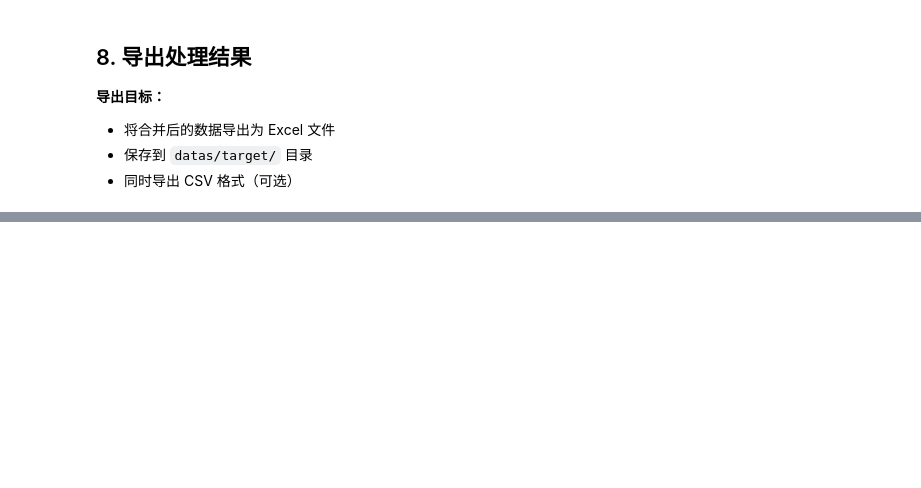
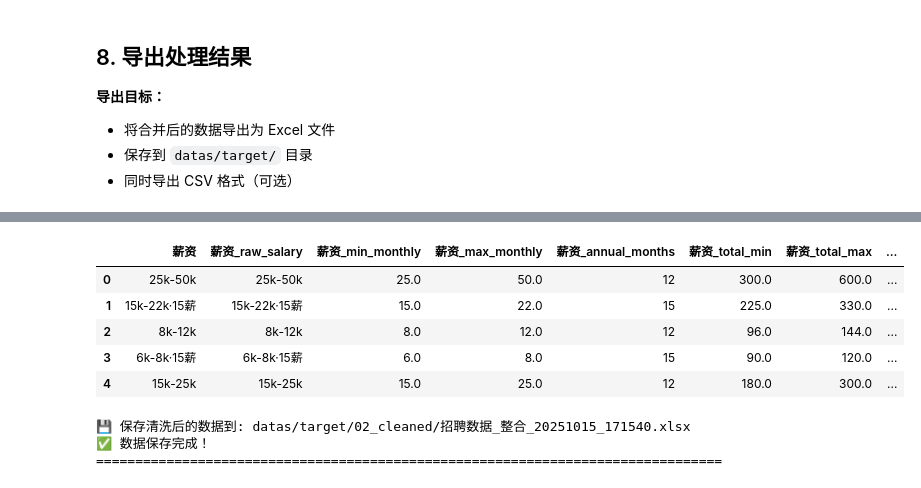
Before and after one commit to WangLaoShi/JD, a Jupyter notebook: 02_数据处理.ipynb, the cells around one changed output, grey strips where cells are left out. Drawn from its saved outputs; the diff is of its cells as text; code cells hidden in the pictures; blank space fills up the shorter version.

```diff
--- a/02_数据处理.ipynb
+++ b/02_数据处理.ipynb
@@ -1157,0 +1809,6 @@ print("=" * 80)
+# %%
+result_df = remove_empty_fields(df, check_fields)
+if result_df is not None:
+    df = result_df
+    save_data(df)
+    df.info()
@@ -1157,0 +1849,9 @@ print("=" * 80)
+# %%
+salaries = df['薪资'].unique()
+for s in salaries:
+    print(s)
+# %%
+# 保存 salaries 到 Excel 中,我们先决定薪资的格式
+salary_format = pd.DataFrame(salaries, columns=['薪资'])
+salary_format.to_excel('datas/target/salary_format.xlsx', index=False)
+salary_format
@@ -1157,0 +2198,55 @@ print("=" * 80)
+# %%
+# 需要处理的文件
+file_cleaning_dir = "datas/target/"
+file_cleaning = "招聘数据_整合_20251015_171540.xlsx"
+# %%
+# 调用 salary_format.py 中的 clean_salary 函数
+import sys
+import os
+
+# 添加当前目录到 Python 路径
+sys.path.append(os.getcwd())
+
+# 导入 clean_salary 函数
+from salary_format import clean_salary
+
+# 重新读取文件
+file_to_clean = file_cleaning_dir + file_cleaning
+df = pd.read_excel(file_to_clean)
+
+print("🔧 使用 salary_format.py 清洗薪资字段")
+print("=" * 80)
+
+print(f"📂 读取文件: {file_to_clean}")
+print(f"  数据形状: {df.shape[0]:,} 行 × {df.shape[1]} 列")
+
+# 清洗薪资字段并创建新字段
+print(f"\n🔧 正在清洗薪资字段并创建新字段...")
+
+# 应用 clean_salary 函数
+salary_results = df['薪资'].apply(clean_salary)
+
+# 将字典结果转换为 DataFrame 的列
+salary_df = pd.DataFrame(salary_results.tolist())
+
+# 将新字段添加到原 DataFrame
+for col in salary_df.columns:
+    df[f'薪资_{col}'] = salary_df[col]
+
+print(f"✅ 薪资字段清洗完成！")
+print(f"  新增字段: {', '.join([f'薪资_{col}' for col in salary_df.columns])}")
+
+# 显示清洗结果示例
+print(f"\n📋 清洗结果示例（前5条）:")
+display(df[['薪资'] + [f'薪资_{col}' for col in salary_df.columns]].head())
+
+# 保存清洗后的数据
+output_file = file_cleaning_dir +"02_cleaned/"+ file_cleaning
+# 确保目录存在
+os.makedirs(os.path.dirname(output_file), exist_ok=True)
+print(f"\n💾 保存清洗后的数据到: {output_file}")
+df.to_excel(output_file, index=False)
+
+print(f"✅ 数据保存完成！")
+print("=" * 80)
+# %% [output]
@@ -1157,0 +2263,9 @@ print("=" * 80)
+|  | 薪资 | 薪资_raw_salary | 薪资_min_monthly | 薪资_max_monthly | 薪资_annual_months | 薪资_total_min | 薪资_total_max | ... |
+| 0 | 25k-50k | 25k-50k | 25.0 | 50.0 | 12 | 300.0 | 600.0 | ... |
+| 1 | 15k-22k·15薪 | 15k-22k·15薪 | 15.0 | 22.0 | 15 | 225.0 | 330.0 | ... |
+| 2 | 8k-12k | 8k-12k | 8.0 | 12.0 | 12 | 96.0 | 144.0 | ... |
+| 3 | 6k-8k·15薪 | 6k-8k·15薪 | 6.0 | 8.0 | 15 | 90.0 | 120.0 | ... |
+| 4 | 15k-25k | 15k-25k | 15.0 | 25.0 | 12 | 180.0 | 300.0 | ... |
+💾 保存清洗后的数据到: datas/target/02_cleaned/招聘数据_整合_20251015_171540.xlsx
+✅ 数据保存完成！
+================================================================================
```
Also changed, not shown: parts of 39 cells of this notebook, 25 other files.
